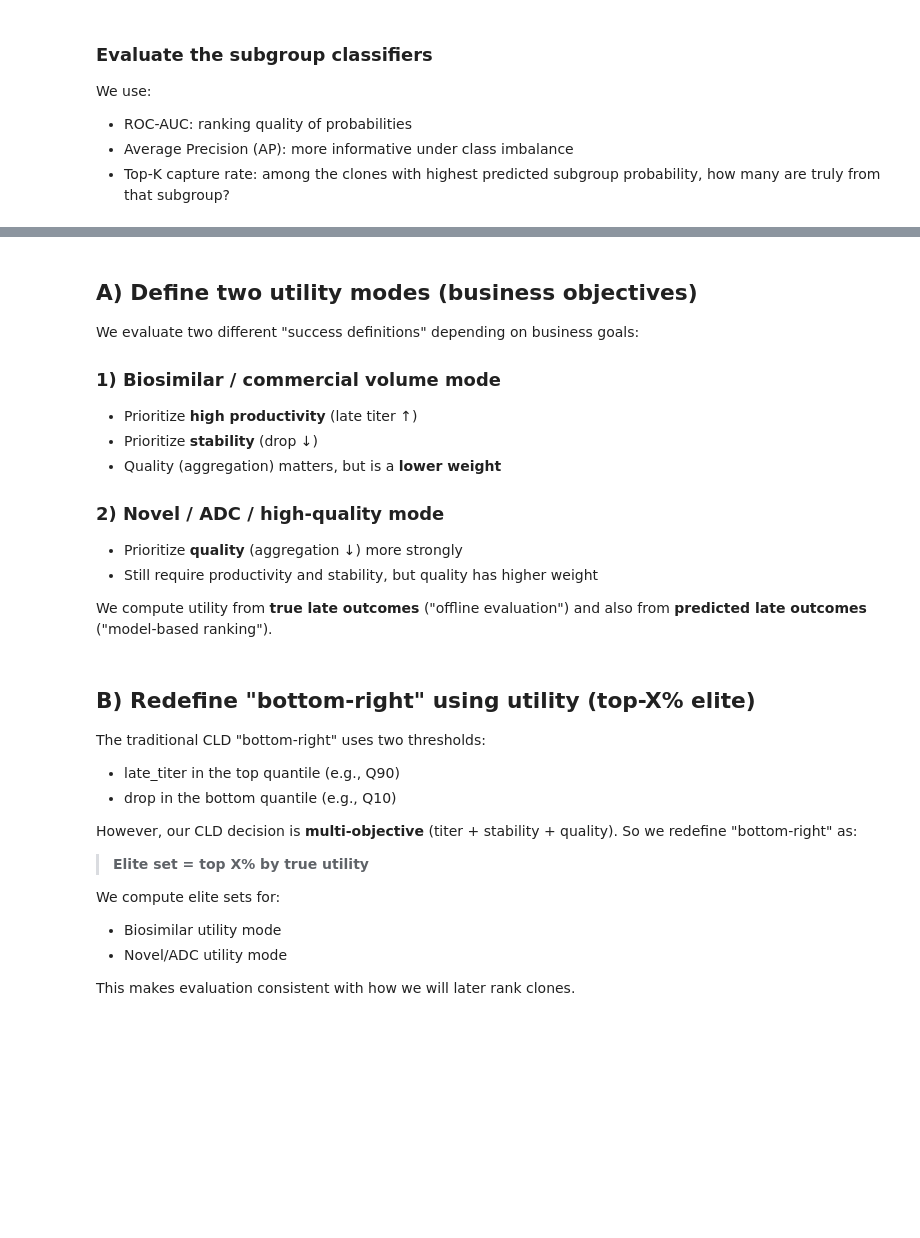
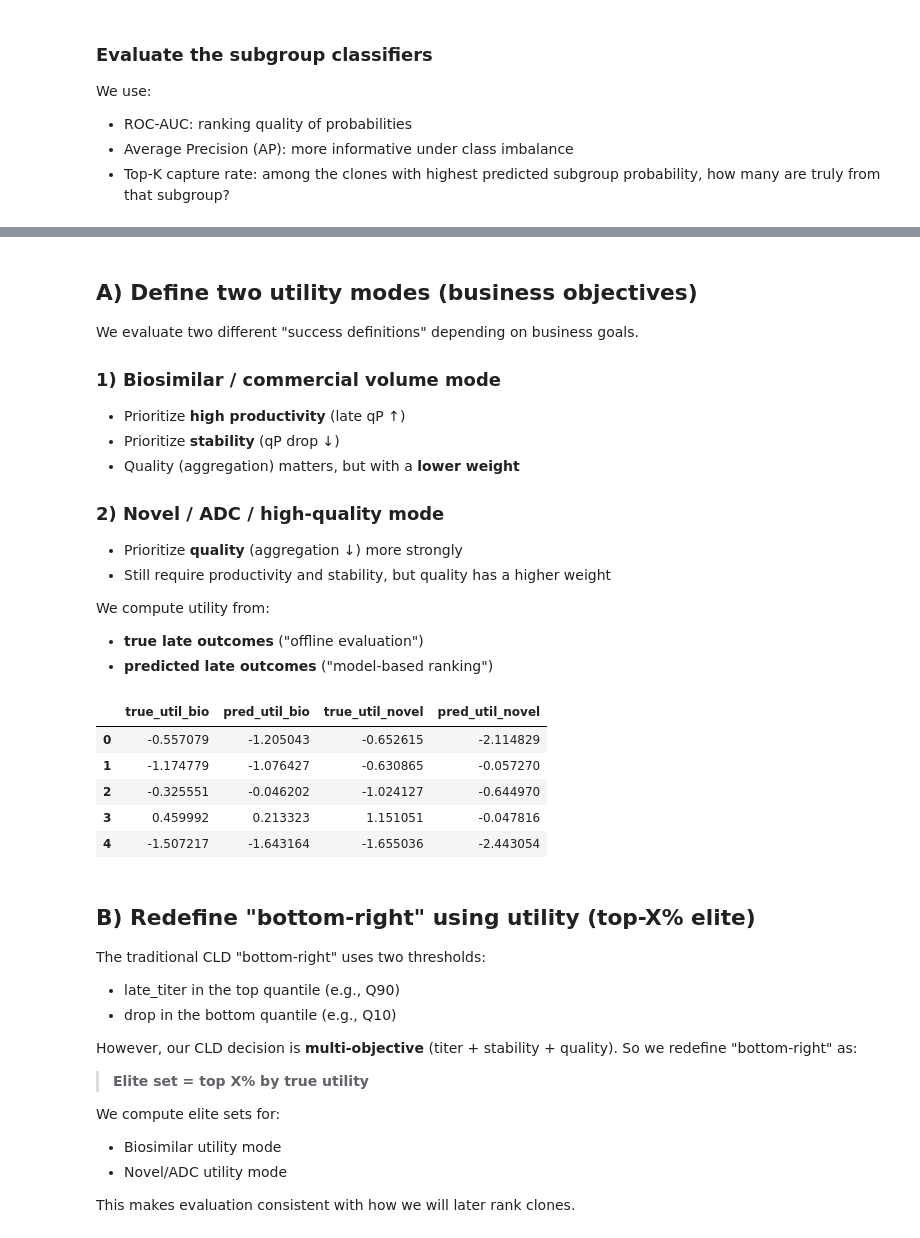
Before and after one commit to Sanghee-L/CLD_ML_PIPELINE, a Jupyter notebook: notebooks/03b_multitarget_models.ipynb, the cells around one changed output, grey strips where cells are left out. Saved outputs shown, nothing was run; the diff lists cells and outputs as text; code cells hidden in the pictures; blank space fills up the shorter version.

```diff
--- a/notebooks/03b_multitarget_models.ipynb
+++ b/notebooks/03b_multitarget_models.ipynb
@@ -498,15 +623,18 @@ else:
 # %% [markdown]
 ## A) Define two utility modes (business objectives)
 
-We evaluate two different "success definitions" depending on business goals:
+We evaluate two different "success definitions" depending on business goals.
 
 ### 1) Biosimilar / commercial volume mode
-- Prioritize **high productivity** (late titer ↑)
-- Prioritize **stability** (drop ↓)
-- Quality (aggregation) matters, but is a **lower weight**
+- Prioritize **high productivity** (late qP ↑)
+- Prioritize **stability** (qP drop ↓)
+- Quality (aggregation) matters, but with a **lower weight**
 
 ### 2) Novel / ADC / high-quality mode
 - Prioritize **quality** (aggregation ↓) more strongly
-- Still require productivity and stability, but quality has higher weight
+- Still require productivity and stability, but quality has a higher weight
 
-We compute utility from **true late outcomes** ("offline evaluation") and also from **predicted late outcomes** ("model-based ranking").
+We compute utility from:
+
+- **true late outcomes** ("offline evaluation")
+- **predicted late outcomes** ("model-based ranking")
@@ -597,3 +641,60 @@ for k in K_LIST:
+# %%
+# --------------------------------------------------
+# Utility-based ranking evaluation
+# --------------------------------------------------
+
+def z(s: pd.Series) -> pd.Series:
+    s = s.astype(float)
+    return (s - s.mean()) / (s.std(ddof=0) + 1e-9)
+
+# ---- Required columns in df_eval (test-set prediction table) ----
+required = [
+    "true_qp_drop",
+    "pred_qp_drop",
+    "true_late_qp",
+    "pred_late_qp",
+    "true_late_agg",
+    "pred_late_agg",
+]
+missing = [c for c in required if c not in df_eval.columns]
+if missing:
+    raise ValueError(
+        f"df_eval is missing required columns: {missing}. "
+        "Make sure 03b created df_eval with qP-based true/pred targets."
+    )
+
+# ---- Utility weights ----
+# Biosimilar: productivity + stability dominate
+W_BIO = dict(qp=1.0, drop=1.0, agg=0.2)
+
+# Novel/ADC: quality gets larger weight
+W_NOVEL = dict(qp=1.0, drop=1.0, agg=1.0)
+
+def compute_utility(df: pd.DataFrame, weights: dict, prefix: str) -> pd.Series:
+    return (
+        weights["qp"] * z(df[f"{prefix}_late_qp"])
+        - weights["drop"] * z(df[f"{prefix}_qp_drop"])
+        - weights["agg"] * z(df[f"{prefix}_late_agg"])
+    )
+
+# Create z-score utilities (true vs predicted) for both modes
+df_eval["true_util_bio"] = compute_utility(df_eval, W_BIO, "true")
+df_eval["pred_util_bio"] = compute_utility(df_eval, W_BIO, "pred")
+
+df_eval["true_util_novel"] = compute_utility(df_eval, W_NOVEL, "true")
+df_eval["pred_util_novel"] = compute_utility(df_eval, W_NOVEL, "pred")
+
+display(df_eval[[
+    "true_util_bio", "pred_util_bio",
+    "true_util_novel", "pred_util_novel"
+]].head())
+# %% [output]
+|  | true_util_bio | pred_util_bio | true_util_novel | pred_util_novel |
+| 0 | -0.557079 | -1.205043 | -0.652615 | -2.114829 |
+| 1 | -1.174779 | -1.076427 | -0.630865 | -0.057270 |
+| 2 | -0.325551 | -0.046202 | -1.024127 | -0.644970 |
+| 3 | 0.459992 | 0.213323 | 1.151051 | -0.047816 |
+| 4 | -1.507217 | -1.643164 | -1.655036 | -2.443054 |
 # %% [markdown]
 ## B) Redefine "bottom-right" using utility (top-X% elite)
 
```
Also changed, not shown: parts of 38 cells of this notebook, 3 other files.
